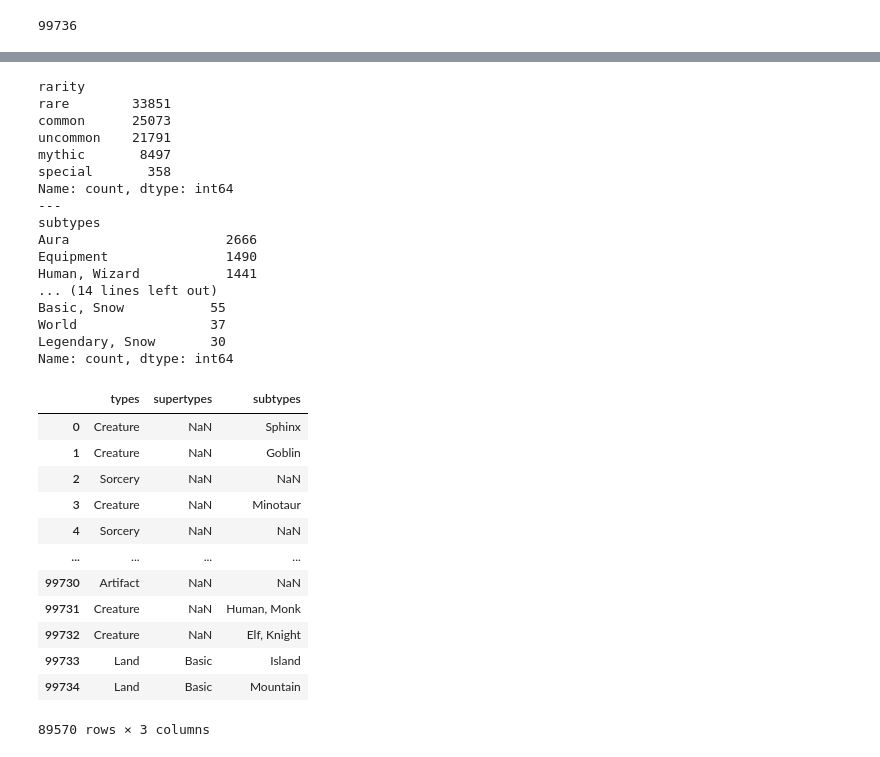
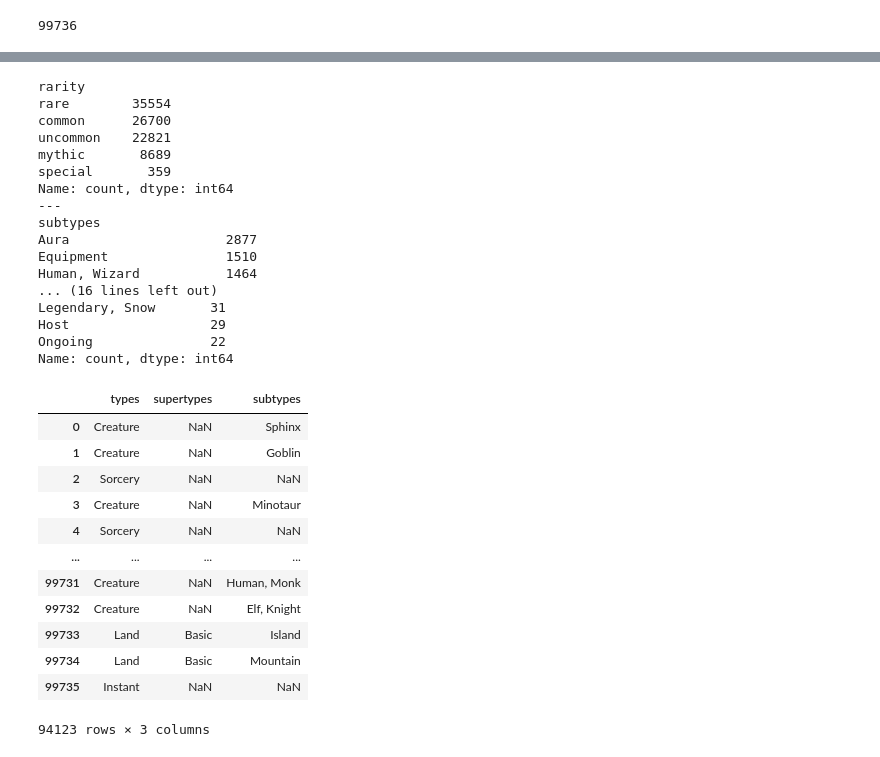
Before and after one commit to janelmjackson/understanding-mtg-card-value-through-ml, a Jupyter notebook: clean_mtgjson_cards.ipynb, the cells around one changed output, grey strips where cells are left out. Drawn from its saved outputs; the diff is of its cells as text; code cells hidden in the pictures.

Commit message:
update legality features in cleaned df, starter code for KNN regression

```diff
--- a/clean_mtgjson_cards.ipynb
+++ b/clean_mtgjson_cards.ipynb
@@ -90,7 +90,6 @@ cards_df_eng = cards_df[cards_df['language'] == 'English']
 
 # don't need artists?
 # do we need borderColor? flavorText?
-# otherFaceIds - for split
 
 cards_df_feats = cards_df_eng[[
                             'uuid',
@@ -112,7 +111,6 @@ cards_df_feats = cards_df_eng[[
                             'manaCost',
                             'manaValue',
                             'number',
-                            'otherFaceIds',
                             'power',
                             'rarity',
                             'setCode',
@@ -180,14 +178,22 @@ legal_df.head()
 | 4 | NaN | NaN | Legal | Legal | NaN | NaN | NaN | Legal | Legal | Legal | ... |
 5 rows × 22 columns
 # %%
-# keep it to formats that have many legal cards
-# but also seem semi-popular, needs review
+# Janel's husband says we should focus on commander
+# it's the most open format
+
+# "What makes a card illegal in commander is:
+# 1. if the card is too powerful
+# 2. if they are controversial
+# (i.e. old cards with crosses or pentagrams in the artwork)
+# 3. joke cards from joke sets
+# 4. cards that encourage unfun play patterns
+# (similarly to saltiness rating but it is even more annoying)"
 
 print(legal_df['commander'].value_counts())
-print(legal_df['legacy'].value_counts())
+print(legal_df['vintage'].value_counts())
 print(legal_df['standard'].value_counts())
 
-legal_df_most_cards = legal_df[['commander', 'legacy', 'standard', 'vintage', 'uuid']]
+legal_df_most_cards = legal_df[['commander', 'uuid']]
 # %% [output]
 commander
 Legal     101057
@@ -276,17 +283,13 @@ print(len(card_prices_sets_ids_df))
 # %% [output]
 99736
 # %%
-card_prices_sets_legal_df = card_prices_sets_ids_df[
-    (card_prices_sets_ids_df['commander'] == 'Legal') |
-    (card_prices_sets_ids_df['legacy'] == 'Legal') |
-    (card_prices_sets_ids_df['standard'] == 'Legal')
+# card_prices_sets_ids_df = card_prices_sets_ids_df[(card_prices_sets_ids_df['commander'] == 'Legal')]
+
+# I don't think having unreleased cards is good
+card_prices_sets_ids_df = card_prices_sets_ids_df[
+    card_prices_sets_ids_df['releaseDate'].notnull()
     ]
 
-# I don't think having unreleased cards is good
-card_prices_sets_legal_df = card_prices_sets_legal_df[
-    card_prices_sets_legal_df['releaseDate'].notnull()
-    ]
-
-print(len(card_prices_sets_legal_df))
-card_prices_sets_legal_df.head()
+print(len(card_prices_sets_ids_df))
+card_prices_sets_ids_df.head()
 # %% [output]
@@ -356,27 +358,27 @@ Artifact, Planeswalker        5
 Name: count, dtype: int64
 # %%
-print(card_prices_sets_legal_df['rarity'].value_counts())
+print(card_prices_sets_ids_df['rarity'].value_counts())
 print('---')
-print(card_prices_sets_legal_df['subtypes'].value_counts())
+print(card_prices_sets_ids_df['subtypes'].value_counts())
 print('---')
-print(card_prices_sets_legal_df['supertypes'].value_counts())
+print(card_prices_sets_ids_df['supertypes'].value_counts())
 # %% [output]
 rarity
-rare        33851
-common      25073
-uncommon    21791
-mythic       8497
-special       358
+rare        35554
+common      26700
+uncommon    22821
+mythic       8689
+special       359
 Name: count, dtype: int64
 ---
 subtypes
-Aura                    2666
-Equipment               1490
-Human, Wizard           1441
-... (14 lines left out)
-Basic, Snow           55
-World                 37
-Legendary, Snow       30
+Aura                    2877
+Equipment               1510
+Human, Wizard           1464
+... (16 lines left out)
+Legendary, Snow       31
+Host                  29
+Ongoing               22
 Name: count, dtype: int64
 # %%
 # some cards just don't have [x] property, hence they have nan values
@@ -406,18 +404,18 @@ Name: count, dtype: int64
 # %%
-card_prices_sets_legal_df[['types', 'supertypes', 'subtypes']]
+card_prices_sets_ids_df[['types', 'supertypes', 'subtypes']]
 # %% [output]
 |  | types | supertypes | subtypes |
 | 0 | Creature | NaN | Sphinx |
 | 1 | Creature | NaN | Goblin |
 | 2 | Sorcery | NaN | NaN |
 | 3 | Creature | NaN | Minotaur |
 | 4 | Sorcery | NaN | NaN |
 | ... | ... | ... | ... |
-| 99730 | Artifact | NaN | NaN |
 | 99731 | Creature | NaN | Human, Monk |
 | 99732 | Creature | NaN | Elf, Knight |
 | 99733 | Land | Basic | Island |
 | 99734 | Land | Basic | Mountain |
+| 99735 | Instant | NaN | NaN |
-89570 rows × 3 columns
+94123 rows × 3 columns
 # %%
 # humans are common, what nonhuman subtypes have the most entries
```
Also changed, not shown: parts of 20 cells of this notebook, 2 other files.
